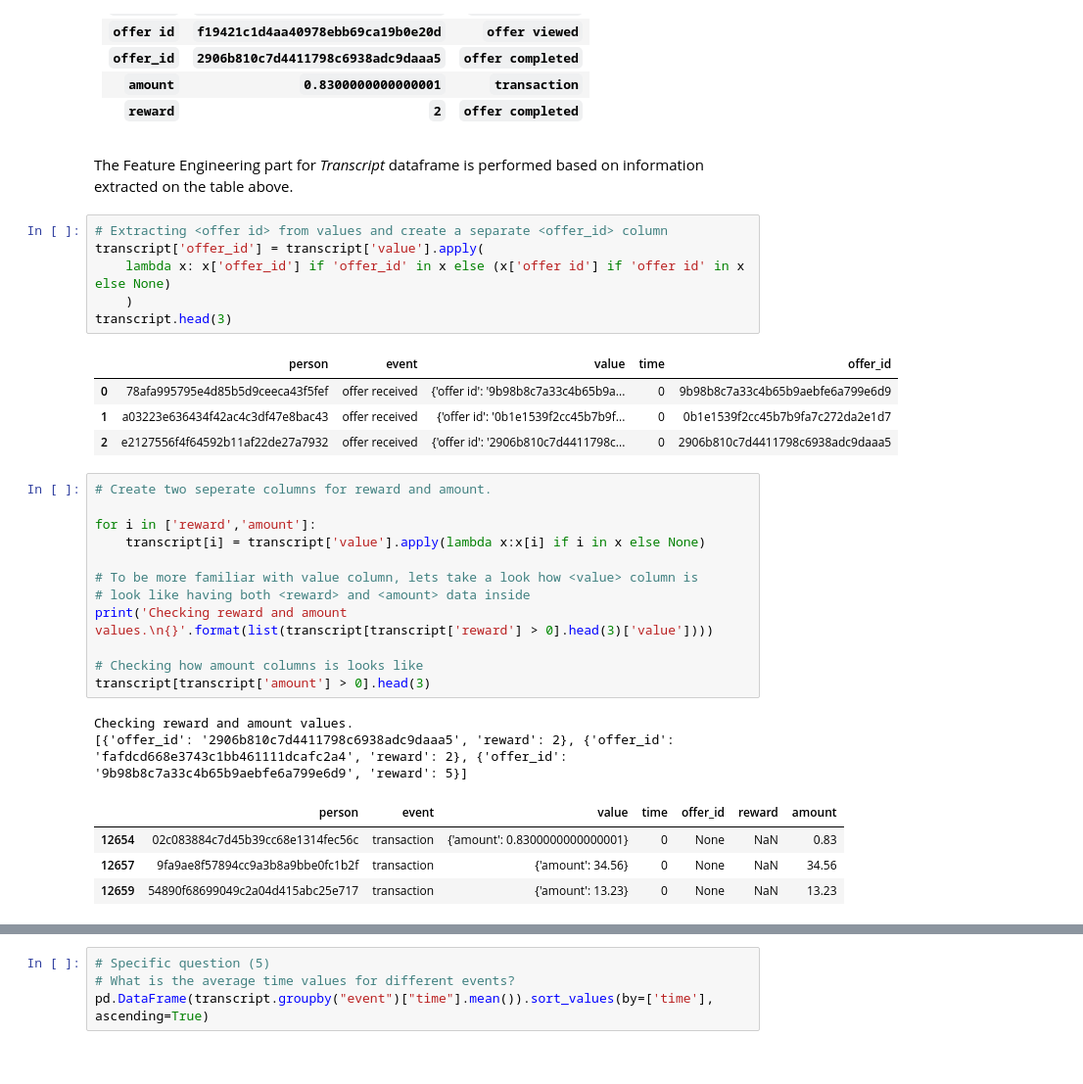
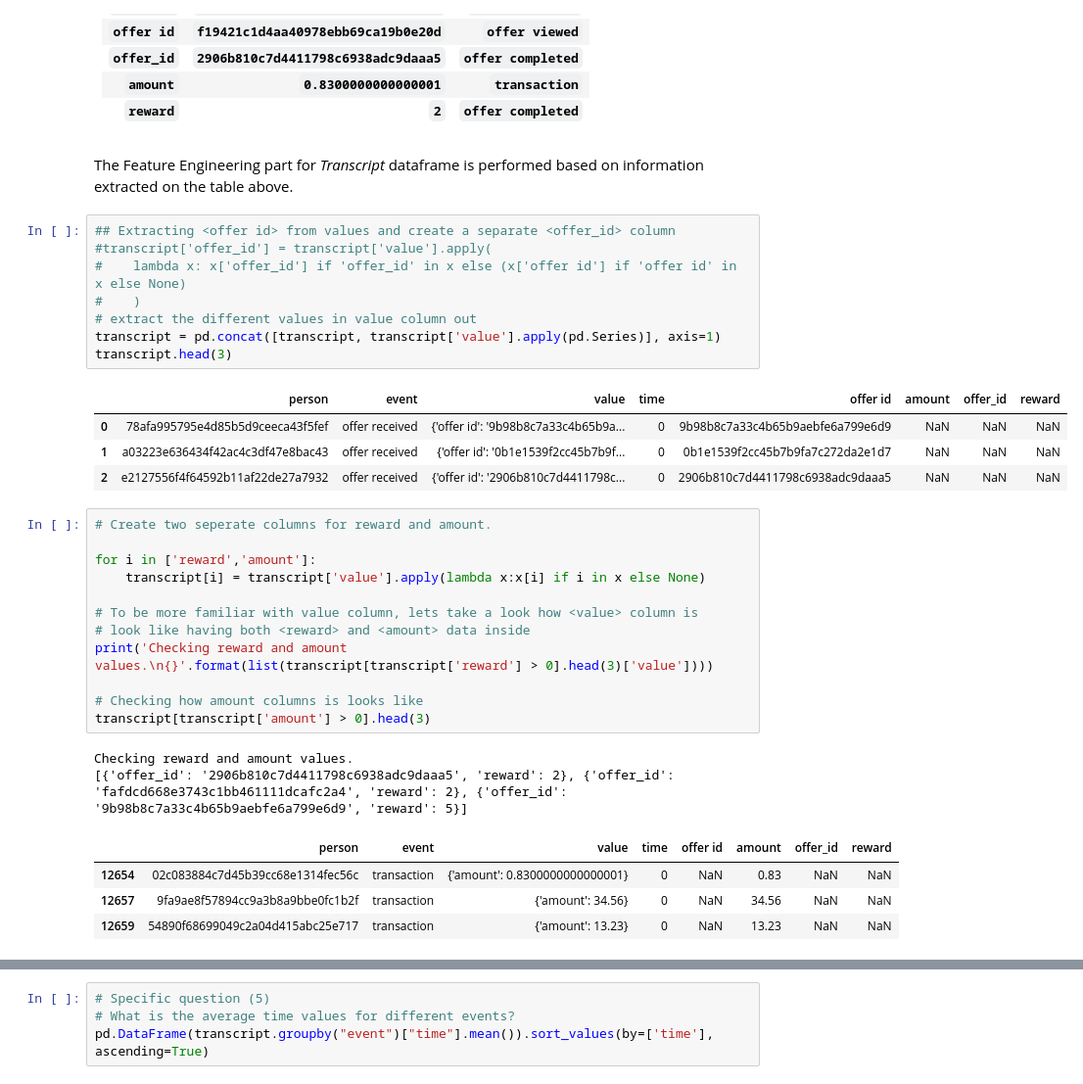
Before and after one commit to vb100/Starbucks-Capstone-Project, a Jupyter notebook: Starbucks_Capstone_notebook.ipynb, the cells around one changed output, grey strips where cells are left out. Shown: that part at 98% size. Cells and saved outputs as stored; diff of their text form.

Commit message:
clean offer id in transcriptions

```diff
--- a/Starbucks_Capstone_notebook.ipynb
+++ b/Starbucks_Capstone_notebook.ipynb
@@ -363,16 +363,18 @@ This information if provided on the table below.
 The Feature Engineering part for <i>Transcript</i> dataframe is performed based on information extracted on the table above.
 </p>
 # %%
-# Extracting <offer id> from values and create a separate <offer_id> column
-transcript['offer_id'] = transcript['value'].apply(
-    lambda x: x['offer_id'] if 'offer_id' in x else (x['offer id'] if 'offer id' in x else None)
-    )
+## Extracting <offer id> from values and create a separate <offer_id> column
+#transcript['offer_id'] = transcript['value'].apply(
+#    lambda x: x['offer_id'] if 'offer_id' in x else (x['offer id'] if 'offer id' in x else None)
+#    )
+# extract the different values in value column out
+transcript = pd.concat([transcript, transcript['value'].apply(pd.Series)], axis=1)
 transcript.head(3)
 # %% [output]
-|  | person | event | value | time | offer_id |
-| 0 | 78afa995795e4d85b5d9ceeca43f5fef | offer received | {'offer id': '9b98b8c7a33c4b65b9a... | 0 | 9b98b8c7a33c4b65b9aebfe6a799e6d9 |
-| 1 | a03223e636434f42ac4c3df47e8bac43 | offer received | {'offer id': '0b1e1539f2cc45b7b9f... | 0 | 0b1e1539f2cc45b7b9fa7c272da2e1d7 |
-| 2 | e2127556f4f64592b11af22de27a7932 | offer received | {'offer id': '2906b810c7d4411798c... | 0 | 2906b810c7d4411798c6938adc9daaa5 |
+|  | person | event | value | time | offer id | amount | offer_id | reward |
+| 0 | 78afa995795e4d85b5d9ceeca43f5fef | offer received | {'offer id': '9b98b8c7a33c4b65b9a... | 0 | 9b98b8c7a33c4b65b9aebfe6a799e6d9 | NaN | NaN | NaN |
+| 1 | a03223e636434f42ac4c3df47e8bac43 | offer received | {'offer id': '0b1e1539f2cc45b7b9f... | 0 | 0b1e1539f2cc45b7b9fa7c272da2e1d7 | NaN | NaN | NaN |
+| 2 | e2127556f4f64592b11af22de27a7932 | offer received | {'offer id': '2906b810c7d4411798c... | 0 | 2906b810c7d4411798c6938adc9daaa5 | NaN | NaN | NaN |
 # %%
 # Create two seperate columns for reward and amount.
 
@@ -388,10 +390,10 @@ transcript[transcript['amount'] > 0].head(3)
 # %% [output]
 Checking reward and amount values.
 [{'offer_id': '2906b810c7d4411798c6938adc9daaa5', 'reward': 2}, {'offer_id': 'fafdcd668e3743c1bb461111dcafc2a4', 'reward': 2}, {'offer_id': '9b98b8c7a33c4b65b9aebfe6a799e6d9', 'reward': 5}]
-|  | person | event | value | time | offer_id | reward | amount |
-| 12654 | 02c083884c7d45b39cc68e1314fec56c | transaction | {'amount': 0.8300000000000001} | 0 | None | NaN | 0.83 |
-| 12657 | 9fa9ae8f57894cc9a3b8a9bbe0fc1b2f | transaction | {'amount': 34.56} | 0 | None | NaN | 34.56 |
-| 12659 | 54890f68699049c2a04d415abc25e717 | transaction | {'amount': 13.23} | 0 | None | NaN | 13.23 |
+|  | person | event | value | time | offer id | amount | offer_id | reward |
+| 12654 | 02c083884c7d45b39cc68e1314fec56c | transaction | {'amount': 0.8300000000000001} | 0 | NaN | 0.83 | NaN | NaN |
+| 12657 | 9fa9ae8f57894cc9a3b8a9bbe0fc1b2f | transaction | {'amount': 34.56} | 0 | NaN | 34.56 | NaN | NaN |
+| 12659 | 54890f68699049c2a04d415abc25e717 | transaction | {'amount': 13.23} | 0 | NaN | 13.23 | NaN | NaN |
 # %%
 # Checking how reward columns is looks like
 transcript[transcript['reward'] > 0].head(3)
```
Also changed, not shown: parts of 5 cells of this notebook.
